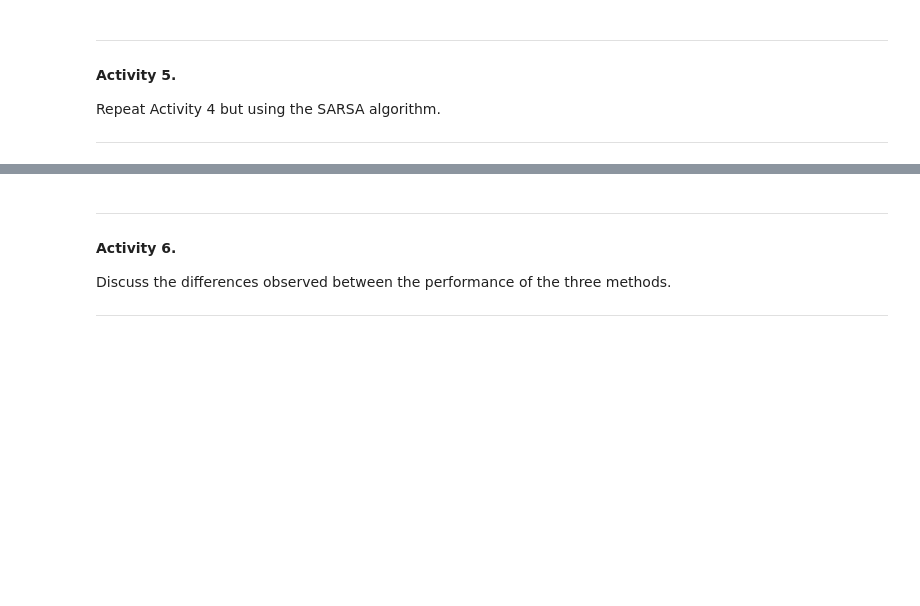
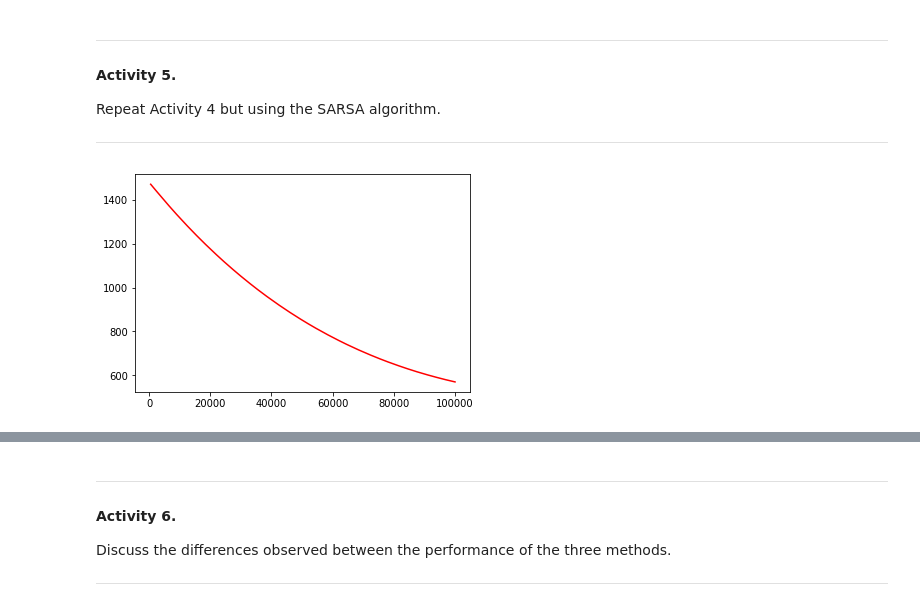
Before and after one commit to goncalo-rodrigues/ADI2017, a Jupyter notebook: LAB6/lab-6-enun.ipynb, the cells around one changed output, grey strips where cells are left out. Cells and saved outputs as stored; diff of their text form; code cells hidden in the pictures; blank space fills up the shorter version.

```diff
--- a/LAB6/lab-6-enun.ipynb
+++ b/LAB6/lab-6-enun.ipynb
@@ -304,22 +280,35 @@ Repeat Activity 4 but using the SARSA algorithm.
 # %%
 Q_estimated = np.zeros((nX, nA))
 x0 = X.index(init)
 learning_rate=0.3
 
 currentx = x0
 nextaction = None
 i=0
+xx_3=[]
+yy_3=[]
 while i < 100000:
-    action = e_greedy(Q_estimated, currentx)
+    if nextaction is None:
+        action = e_greedy(Q_estimated, currentx)
+    else:
+        action = nextaction
     newx, cost = simulate(currentx, action)
     nextaction = e_greedy(Q_estimated, newx)
-    Q_estimated[currentx, action] += learning_rate*(cost + gamma*Q_estimated[newx].min() -  Q_estimated[currentx, action])
+
+    Q_estimated[currentx, action] += learning_rate*(cost + gamma*Q_estimated[newx,nextaction] -  Q_estimated[currentx, action])
 
     if currentx == X.index(goal):
         currentx = x0
+        nextaction = None
     else:
         currentx = newx
 
     i+=1
     if (i%500==0):
-        print(np.linalg.norm(Q_estimated-Q))
+        xx_3.append(i)
+        yy_3.append(np.linalg.norm(Q_estimated-Q))
+
+plt.plot(xx_3,yy_3,color='r')
+plt.show()
+# %% [output]
+[figure, added]
```
Also changed, not shown: parts of 7 cells of this notebook.
